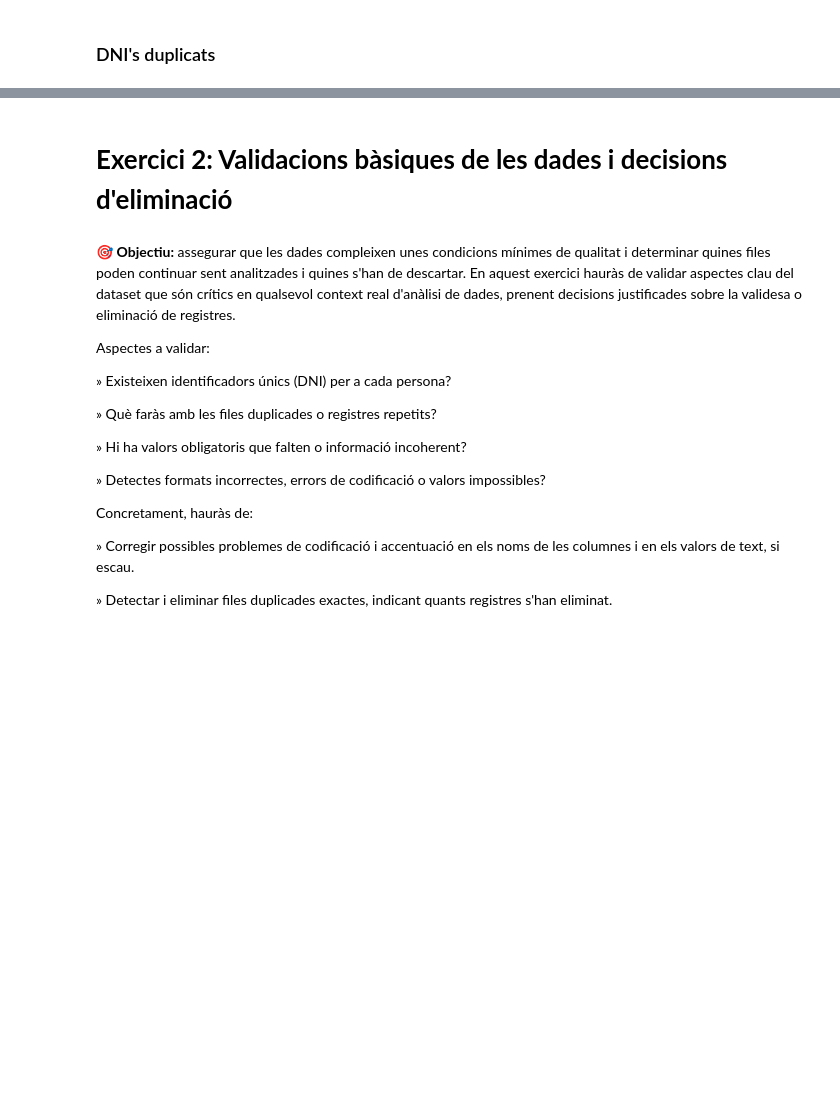
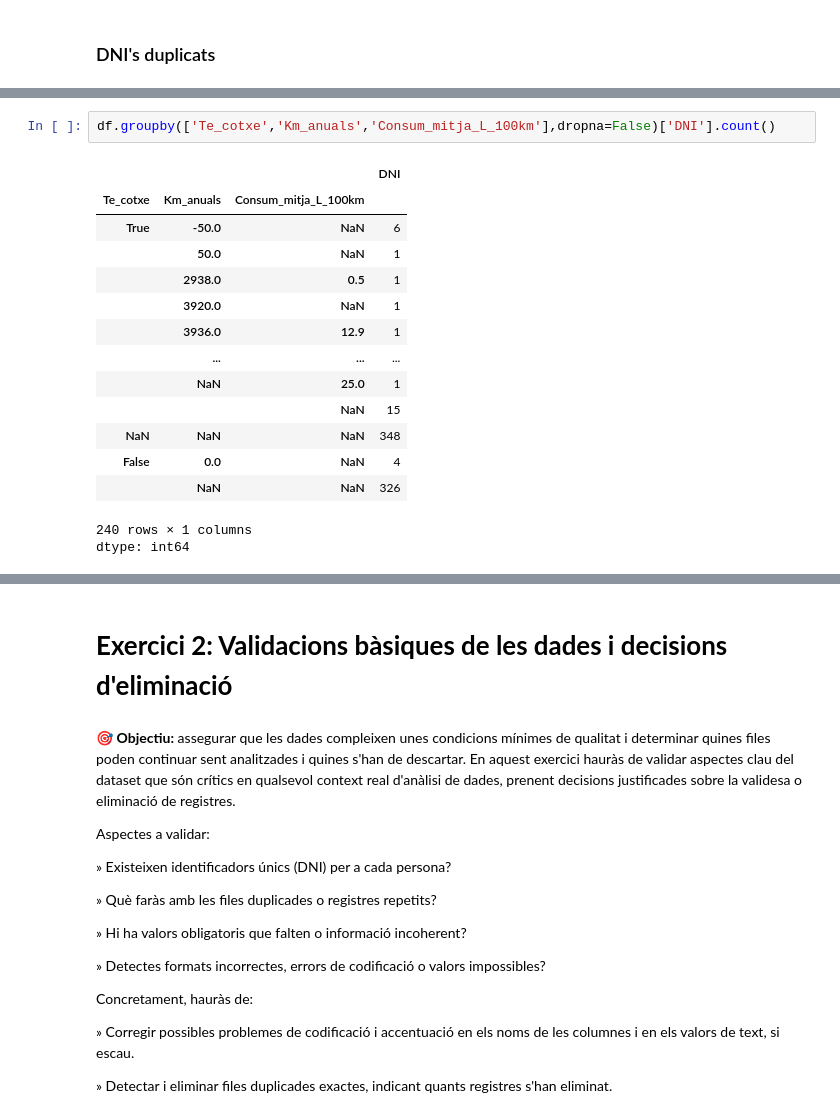
Before and after one commit to roser740/Data-Analytics, a Jupyter notebook: TASQUES S8/TS8_01_roser_carrera.ipynb, the cells around one changed output, grey strips where cells are left out. Drawn from its saved outputs; the diff is of its cells as text; blank space fills up the shorter version.

```diff
--- a/TASQUES S8/TS8_01_roser_carrera.ipynb
+++ b/TASQUES S8/TS8_01_roser_carrera.ipynb
@@ -184,0 +283,18 @@ DNI's duplicats
+# %%
+df.groupby(['Te_cotxe','Km_anuals','Consum_mitja_L_100km'],dropna=False)['DNI'].count()
+# %% [output]
+|  |  |  | DNI |
+| Te_cotxe | Km_anuals | Consum_mitja_L_100km |  |
+| True | -50.0 | NaN | 6 |
+|  | 50.0 | NaN | 1 |
+|  | 2938.0 | 0.5 | 1 |
+|  | 3920.0 | NaN | 1 |
+|  | 3936.0 | 12.9 | 1 |
+|  | ... | ... | ... |
+|  | NaN | 25.0 | 1 |
+|  |  | NaN | 15 |
+| NaN | NaN | NaN | 348 |
+| False | 0.0 | NaN | 4 |
+|  | NaN | NaN | 326 |
+240 rows × 1 columns
+dtype: int64
```
Also changed, not shown: parts of 22 cells of this notebook.
